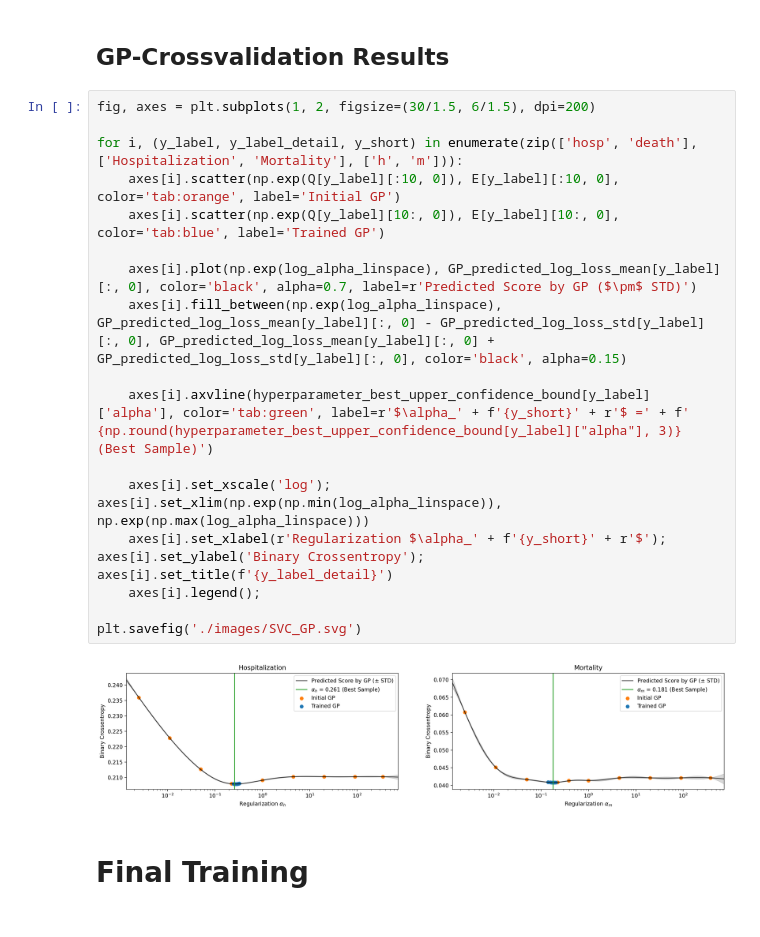
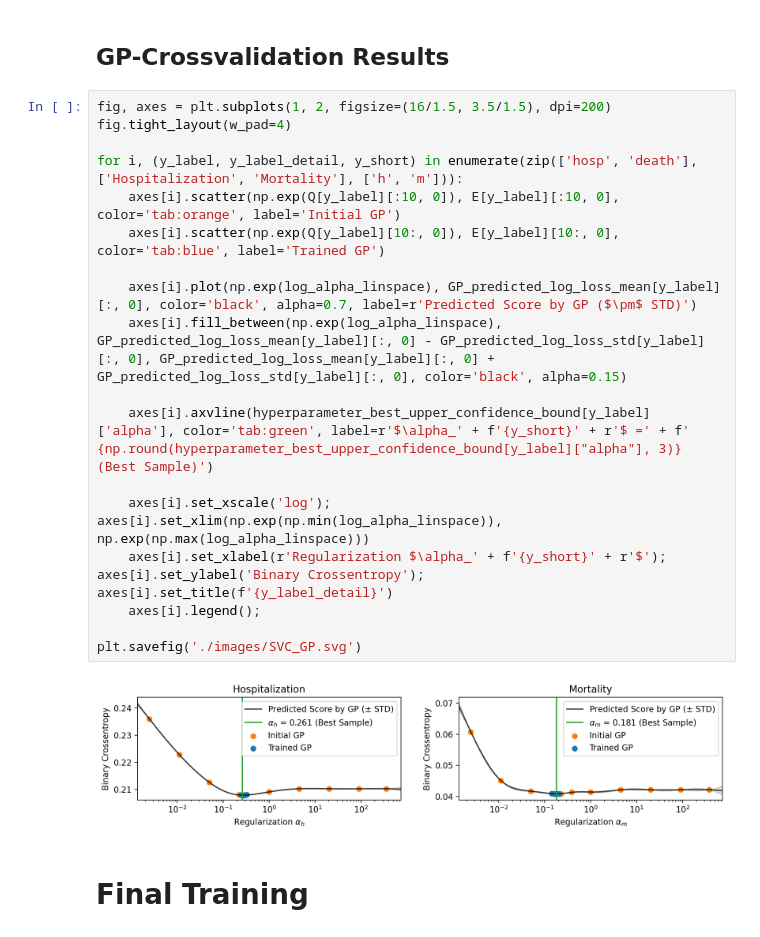
Before and after one commit to psaegert/AML-Final, a Jupyter notebook: models/SVC.ipynb, the cells around one changed output. Cells and saved outputs as stored; diff of their text form.

Commit message:
updated svc image

```diff
--- a/models/SVC.ipynb
+++ b/models/SVC.ipynb
@@ -198,24 +198,25 @@ hyperparameter_best_upper_confidence_bound = {
 # %% [markdown]
 ## GP-Crossvalidation Results
 # %%
-fig, axes = plt.subplots(1, 2, figsize=(30/1.5, 6/1.5), dpi=200)
+fig, axes = plt.subplots(1, 2, figsize=(16/1.5, 3.5/1.5), dpi=200)
+fig.tight_layout(w_pad=4)
 
 for i, (y_label, y_label_detail, y_short) in enumerate(zip(['hosp', 'death'], ['Hospitalization', 'Mortality'], ['h', 'm'])):
     axes[i].scatter(np.exp(Q[y_label][:10, 0]), E[y_label][:10, 0], color='tab:orange', label='Initial GP')
     axes[i].scatter(np.exp(Q[y_label][10:, 0]), E[y_label][10:, 0], color='tab:blue', label='Trained GP')
 
     axes[i].plot(np.exp(log_alpha_linspace), GP_predicted_log_loss_mean[y_label][:, 0], color='black', alpha=0.7, label=r'Predicted Score by GP ($\pm$ STD)')
     axes[i].fill_between(np.exp(log_alpha_linspace), GP_predicted_log_loss_mean[y_label][:, 0] - GP_predicted_log_loss_std[y_label][:, 0], GP_predicted_log_loss_mean[y_label][:, 0] + GP_predicted_log_loss_std[y_label][:, 0], color='black', alpha=0.15)
 
     axes[i].axvline(hyperparameter_best_upper_confidence_bound[y_label]['alpha'], color='tab:green', label=r'$\alpha_' + f'{y_short}' + r'$ =' + f' {np.round(hyperparameter_best_upper_confidence_bound[y_label]["alpha"], 3)} (Best Sample)')
 
     axes[i].set_xscale('log'); axes[i].set_xlim(np.exp(np.min(log_alpha_linspace)), np.exp(np.max(log_alpha_linspace)))
     axes[i].set_xlabel(r'Regularization $\alpha_' + f'{y_short}' + r'$'); axes[i].set_ylabel('Binary Crossentropy'); axes[i].set_title(f'{y_label_detail}')
     axes[i].legend();
 
 plt.savefig('./images/SVC_GP.svg')
 # %% [output]
-[figure, old version]
+[figure, new version]
 # %% [markdown]
 # Final Training
 # %%
```
Also changed, not shown: 1 other file.
